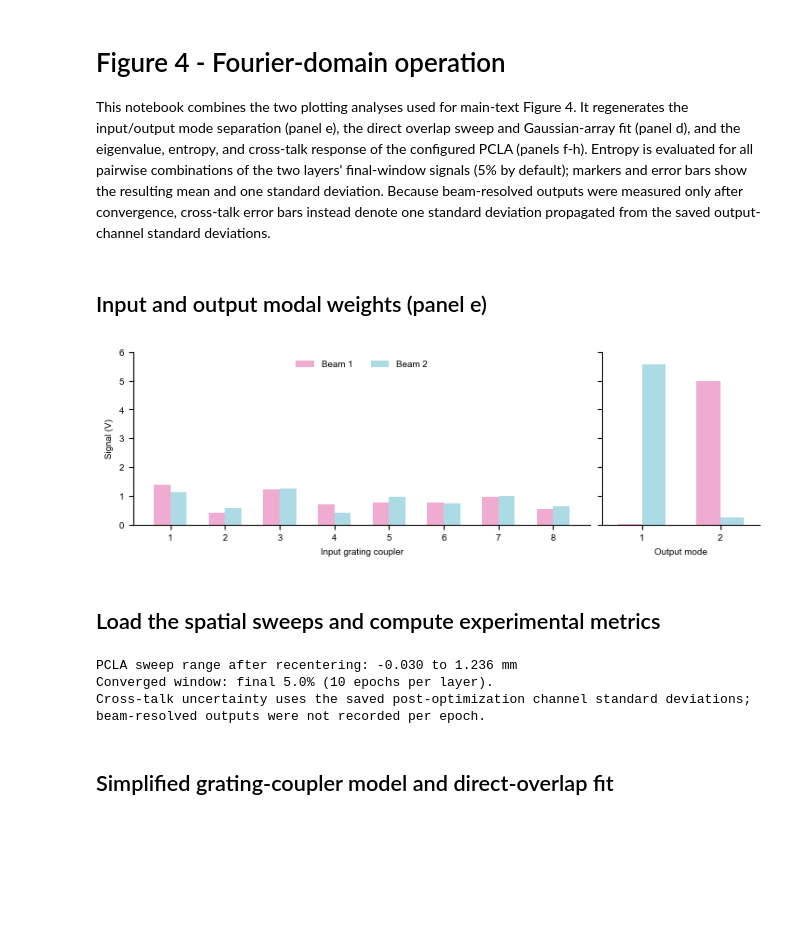
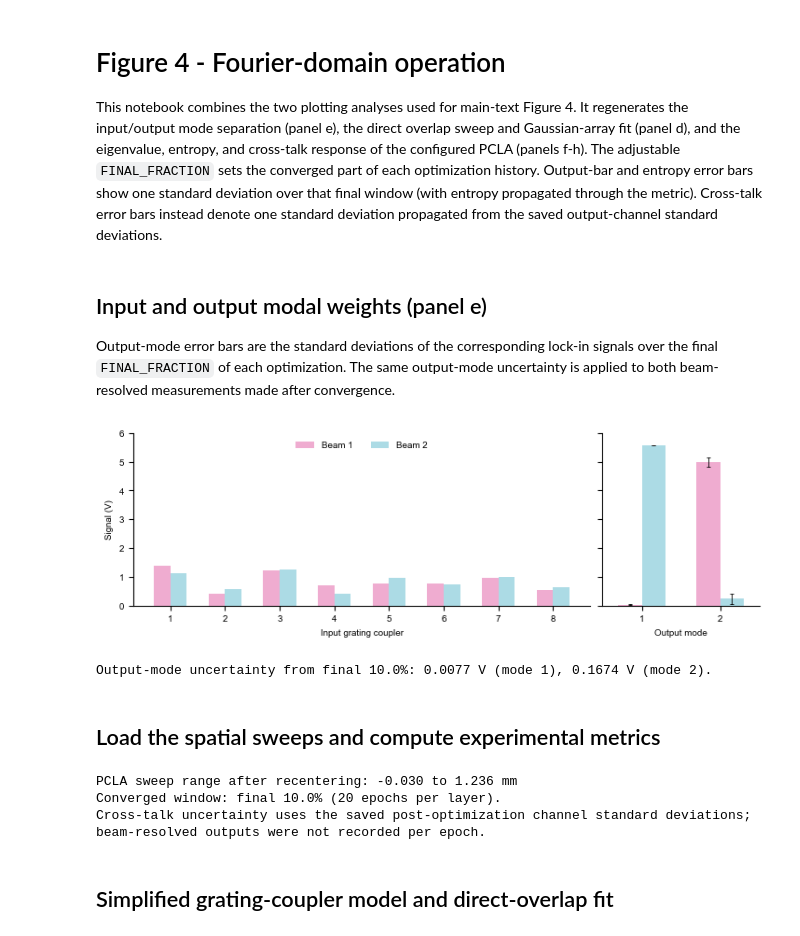
Before and after one commit to Roques-Carmes-lab/pcla-experiment, a Jupyter notebook: notebooks/04_figure4.ipynb, the cells around one changed output. Saved outputs shown, nothing was run; the diff lists cells and outputs as text; code cells hidden in the pictures; blank space fills up the shorter version.

Commit message:
Add convergence errors to Figure 4 output bars

```diff
--- a/notebooks/04_figure4.ipynb
+++ b/notebooks/04_figure4.ipynb
@@ -1,7 +1,7 @@
 # %% [markdown]
 # Figure 4 - Fourier-domain operation
 
-This notebook combines the two plotting analyses used for main-text Figure 4. It regenerates the input/output mode separation (panel e), the direct overlap sweep and Gaussian-array fit (panel d), and the eigenvalue, entropy, and cross-talk response of the configured PCLA (panels f-h). Entropy is evaluated for all pairwise combinations of the two layers' final-window signals (5% by default); markers and error bars show the resulting mean and one standard deviation. Because beam-resolved outputs were measured only after convergence, cross-talk error bars instead denote one standard deviation propagated from the saved output-channel standard deviations.
+This notebook combines the two plotting analyses used for main-text Figure 4. It regenerates the input/output mode separation (panel e), the direct overlap sweep and Gaussian-array fit (panel d), and the eigenvalue, entropy, and cross-talk response of the configured PCLA (panels f-h). The adjustable `FINAL_FRACTION` sets the converged part of each optimization history. Output-bar and entropy error bars show one standard deviation over that final window (with entropy propagated through the metric). Cross-talk error bars instead denote one standard deviation propagated from the saved output-channel standard deviations.
 # %%
 from pathlib import Path
 import numpy as np
@@ -24,6 +24,16 @@ OUTPUT_DIR.mkdir(parents=True, exist_ok=True)
 FULL_PAGE_WIDTH_IN = 7.1
 FONT_SIZE_PT = 7
 
+# Treat the final fraction of each optimization as its converged state.
+# Change this single value to test a different convergence window.
+FINAL_FRACTION = 0.1
+
+
+def final_window(values, fraction=FINAL_FRACTION):
+    values = np.asarray(values, dtype=float)
+    count = max(2, int(np.ceil(fraction * len(values))))
+    return values[-count:]
+
 plt.rcParams.update({
     "font.family": "sans-serif",
     "font.sans-serif": ["Arial", "DejaVu Sans"],
@@ -39,6 +49,8 @@ plt.rcParams.update({
 from scipy.optimize import curve_fit
 # %% [markdown]
 ## Input and output modal weights (panel e)
+
+Output-mode error bars are the standard deviations of the corresponding lock-in signals over the final `FINAL_FRACTION` of each optimization. The same output-mode uncertainty is applied to both beam-resolved measurements made after convergence.
 # %%
 input_run = np.load(
     ROOT / "data" / "figure4" / "beam_data_dict_2025-12-16_16-32-19.npy",
@@ -53,36 +65,55 @@ power_1 = np.asarray(input_run["pow1"], dtype=float)
 power_2 = np.asarray(input_run["pow2"], dtype=float)
 final = optimization_run["d_opt"]["final"]
 output_1 = np.array([final["beam1_on_out1"], final["beam1_on_out2"]])
 output_2 = np.array([final["beam2_on_out1"], final["beam2_on_out2"]])
+
+# The two optimization histories monitor output modes 1 and 2, respectively.
+output_mode_error = np.array([
+    final_window(optimization_run["d_opt"]["layer1"]["history_lockin"]).std(ddof=1),
+    final_window(optimization_run["d_opt"]["layer2"]["history_lockin"]).std(ddof=1),
+])
 
 fig = plt.figure(figsize=(FULL_PAGE_WIDTH_IN, 2.3), constrained_layout=True)
 grid = fig.add_gridspec(1, 2, width_ratios=(3.5, 1.2))
 ax_input = fig.add_subplot(grid[0, 0])
 ax_output = fig.add_subplot(grid[0, 1], sharey=ax_input)
 
 pink, blue = "#efacd0", "#acdbe5"
 width = 0.30
 indices = np.arange(1, 9)
 ax_input.bar(indices - width / 2, power_1[indices], width, color=pink, label="Beam 1")
 ax_input.bar(indices + width / 2, power_2[indices], width, color=blue, label="Beam 2")
 ax_input.set_xticks(indices)
 ax_input.set_xlabel("Input grating coupler")
 ax_input.set_ylabel("Signal (V)")
 ax_input.set_ylim(0, 6)
 ax_input.legend(frameon=False, ncol=2, loc="upper center")
 
 indices = np.arange(1, 3)
-ax_output.bar(indices - width / 2, output_1, width, color=pink)
-ax_output.bar(indices + width / 2, output_2, width, color=blue)
+error_style = {"elinewidth": 0.6, "capthick": 0.6}
+ax_output.bar(
+    indices - width / 2, output_1, width, yerr=output_mode_error,
+    color=pink, capsize=1.5, error_kw=error_style,
+)
+ax_output.bar(
+    indices + width / 2, output_2, width, yerr=output_mode_error,
+    color=blue, capsize=1.5, error_kw=error_style,
+)
 ax_output.set_xticks(indices)
 ax_output.set_xlabel("Output mode")
 ax_output.set_xlim(0.5, 2.5)
 ax_output.tick_params(labelleft=False)
 
 fig.savefig(OUTPUT_DIR / "figure4_mode_separation.png", dpi=300, bbox_inches="tight")
 plt.show()
+print(
+    f"Output-mode uncertainty from final {100 * FINAL_FRACTION:.1f}%: "
+    f"{output_mode_error[0]:.4f} V (mode 1), "
+    f"{output_mode_error[1]:.4f} V (mode 2)."
+)
 # %% [output]
-[figure, old version]
+[figure, new version]
+Output-mode uncertainty from final 10.0%: 0.0077 V (mode 1), 0.1674 V (mode 2).
 # %% [markdown]
 ## Load the spatial sweeps and compute experimental metrics
 # %%
@@ -99,16 +130,6 @@ x_pcla_raw = np.asarray(fourier_run["x_meas"], dtype=float)[0]
 means = np.asarray(fourier_run["data"], dtype=float)[0, :, :6]
 standard_deviations = np.asarray(fourier_run["data"], dtype=float)[0, :, 6:]
 optimization_histories = fourier_run["d_opt"]
-
-# Treat the final fraction of each optimization as its converged state.
-# Change this single value to test a different convergence window.
-FINAL_FRACTION = 0.05
-
-
-def final_window(values, fraction=FINAL_FRACTION):
-    values = np.asarray(values, dtype=float)
-    count = max(2, int(np.ceil(fraction * len(values))))
-    return values[-count:]
 
 x_overlap_raw = np.asarray(overlap_run["x_meas"], dtype=float)
 overlap_signal = np.asarray(overlap_run["lockin_meas"], dtype=float)
@@ -191,7 +212,7 @@ print(
 )
 # %% [output]
 PCLA sweep range after recentering: -0.030 to 1.236 mm
-Converged window: final 5.0% (10 epochs per layer).
+Converged window: final 10.0% (20 epochs per layer).
 Cross-talk uncertainty uses the saved post-optimization channel standard deviations; beam-resolved outputs were not recorded per epoch.
 # %% [markdown]
 ## Simplified grating-coupler model and direct-overlap fit
```
Also changed, not shown: parts of 1 cell of this notebook, 2 other files.
